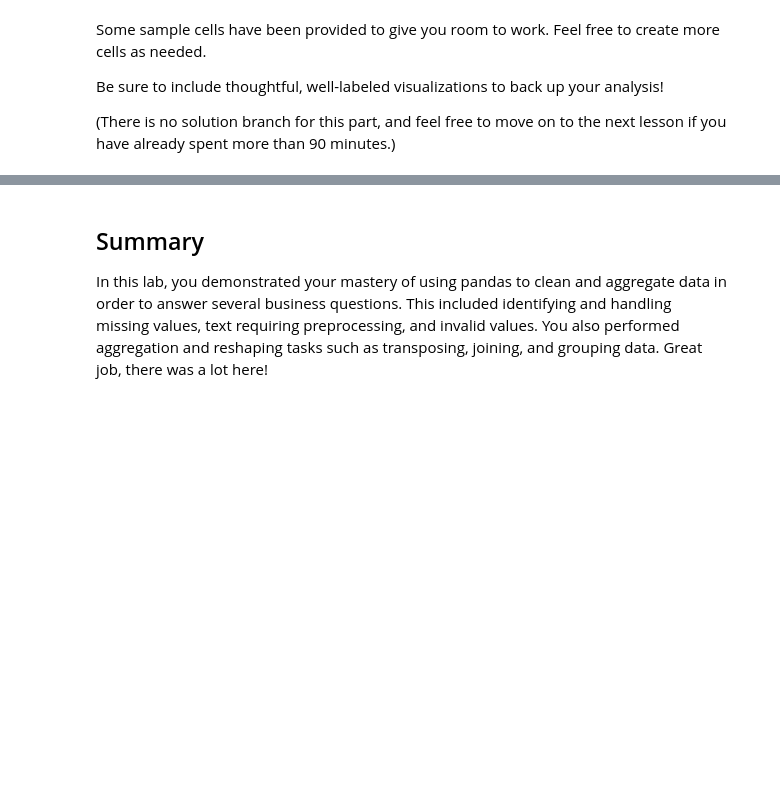
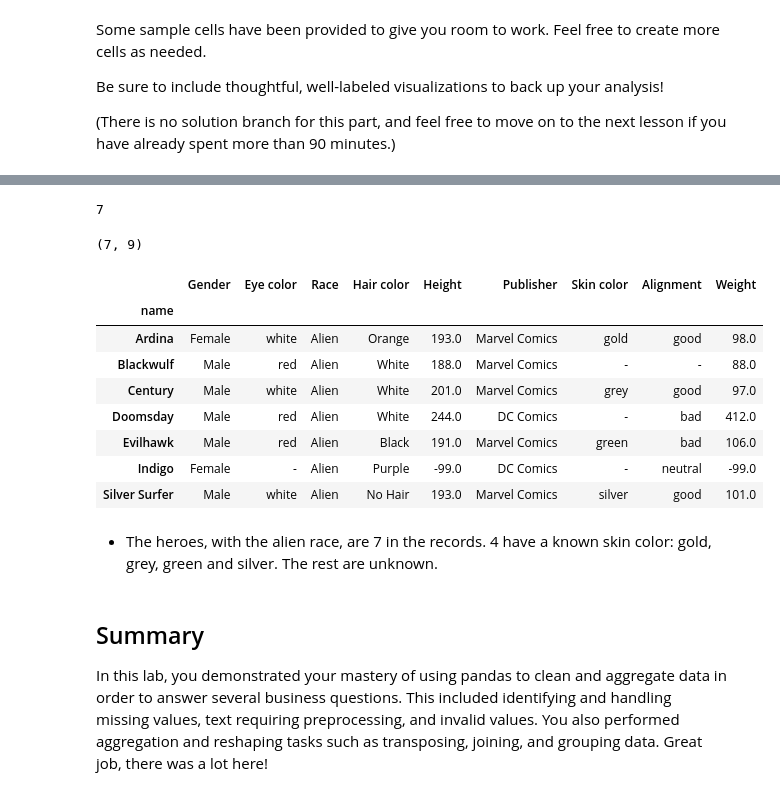
Before and after one commit to LemayianResiato/dsc-pandas-data-cleaning-lab, a Jupyter notebook: index.ipynb, the cells around one changed output, grey strips where cells are left out. Saved outputs shown, nothing was run; the diff lists cells and outputs as text; code cells hidden in the pictures; blank space fills up the shorter version.

```diff
--- a/index.ipynb
+++ b/index.ipynb
@@ -851,3 +1063,25 @@ Be sure to include thoughtful, well-labeled visualizations to back up your analy
+# %%
+len(heroes)
+# %% [output]
+7
+# %%
+heroes.shape
+# %% [output]
+(7, 9)
+# %%
+heroes
+# %% [output]
+|  | Gender | Eye color | Race | Hair color | Height | Publisher | Skin color | Alignment | Weight |
+| name |  |  |  |  |  |  |  |  |  |
+| Ardina | Female | white | Alien | Orange | 193.0 | Marvel Comics | gold | good | 98.0 |
+| Blackwulf | Male | red | Alien | White | 188.0 | Marvel Comics | - | - | 88.0 |
+| Century | Male | white | Alien | White | 201.0 | Marvel Comics | grey | good | 97.0 |
+| Doomsday | Male | red | Alien | White | 244.0 | DC Comics | - | bad | 412.0 |
+| Evilhawk | Male | red | Alien | Black | 191.0 | Marvel Comics | green | bad | 106.0 |
+| Indigo | Female | - | Alien | Purple | -99.0 | DC Comics | - | neutral | -99.0 |
+| Silver Surfer | Male | white | Alien | No Hair | 193.0 | Marvel Comics | silver | good | 101.0 |
+# %% [markdown]
+* The heroes, with the alien race, are 7 in the records. 4 have a known skin color: gold, grey, green and silver. The rest are unknown.
 # %% [markdown]
 ## Summary
 
```
Also changed, not shown: parts of 39 cells of this notebook.
